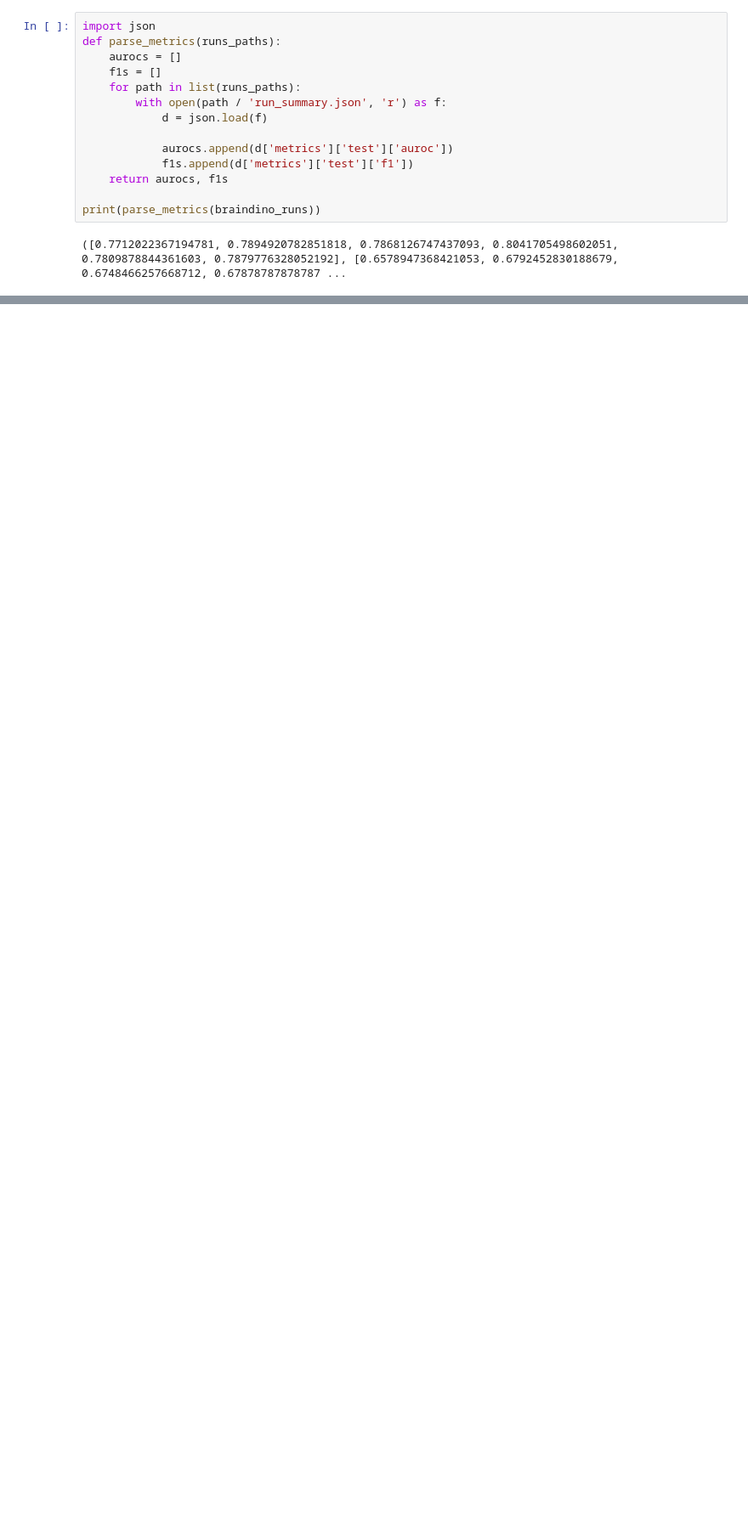
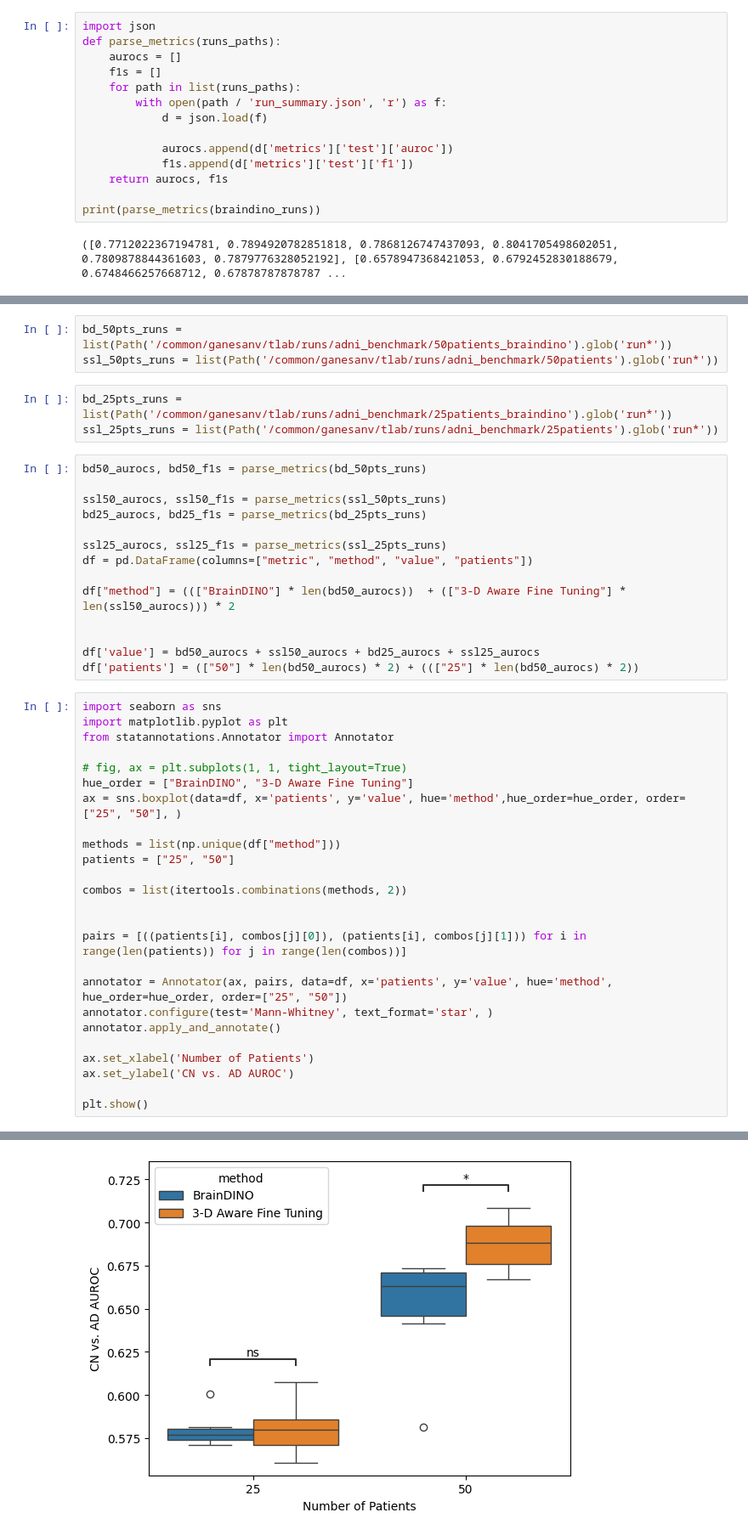
Before and after one commit to VikramGanesanjs/tlab-project-s2026, a Jupyter notebook: src/adni_performance_figs.ipynb, the cells around one changed output, grey strips where cells are left out. Shown at 85% size. Saved outputs shown, nothing was run; the diff lists cells and outputs as text; blank space fills up the shorter version.

```diff
--- a/src/adni_performance_figs.ipynb
+++ b/src/adni_performance_figs.ipynb
@@ -73,0 +86,46 @@ AUROC_BrainDINO vs. AUROC_Extended Pre-Training: Mann-Whitney-Wilcoxon test two-
+# %%
+bd_50pts_runs = list(Path('/common/ganesanv/tlab/runs/adni_benchmark/50patients_braindino').glob('run*'))
+ssl_50pts_runs = list(Path('/common/ganesanv/tlab/runs/adni_benchmark/50patients').glob('run*'))
+# %%
+bd_25pts_runs = list(Path('/common/ganesanv/tlab/runs/adni_benchmark/25patients_braindino').glob('run*'))
+ssl_25pts_runs = list(Path('/common/ganesanv/tlab/runs/adni_benchmark/25patients').glob('run*'))
+# %%
+bd50_aurocs, bd50_f1s = parse_metrics(bd_50pts_runs)
+
+ssl50_aurocs, ssl50_f1s = parse_metrics(ssl_50pts_runs)
+bd25_aurocs, bd25_f1s = parse_metrics(bd_25pts_runs)
+
+ssl25_aurocs, ssl25_f1s = parse_metrics(ssl_25pts_runs)
+df = pd.DataFrame(columns=["metric", "method", "value", "patients"])
+
+df["method"] = ((["BrainDINO"] * len(bd50_aurocs))  + (["3-D Aware Fine Tuning"] * len(ssl50_aurocs))) * 2
+
+
+df['value'] = bd50_aurocs + ssl50_aurocs + bd25_aurocs + ssl25_aurocs
+df['patients'] = (["50"] * len(bd50_aurocs) * 2) + ((["25"] * len(bd50_aurocs) * 2))
+# %%
+import seaborn as sns
+import matplotlib.pyplot as plt
+from statannotations.Annotator import Annotator
+
+# fig, ax = plt.subplots(1, 1, tight_layout=True)
+hue_order = ["BrainDINO", "3-D Aware Fine Tuning"]
+ax = sns.boxplot(data=df, x='patients', y='value', hue='method',hue_order=hue_order, order=["25", "50"], )
+
+methods = list(np.unique(df["method"]))
+patients = ["25", "50"]
+
+combos = list(itertools.combinations(methods, 2))
+
+
+pairs = [((patients[i], combos[j][0]), (patients[i], combos[j][1])) for i in range(len(patients)) for j in range(len(combos))]
+
+annotator = Annotator(ax, pairs, data=df, x='patients', y='value', hue='method', hue_order=hue_order, order=["25", "50"])
+annotator.configure(test='Mann-Whitney', text_format='star', )
+annotator.apply_and_annotate()
+
+ax.set_xlabel('Number of Patients')
+ax.set_ylabel('CN vs. AD AUROC')
+
+plt.show()
+# %% [output]
@@ -73,0 +141 @@ AUROC_BrainDINO vs. AUROC_Extended Pre-Training: Mann-Whitney-Wilcoxon test two-
+[figure, added]
```
Also changed, not shown: parts of 10 cells of this notebook, 6 other files.
